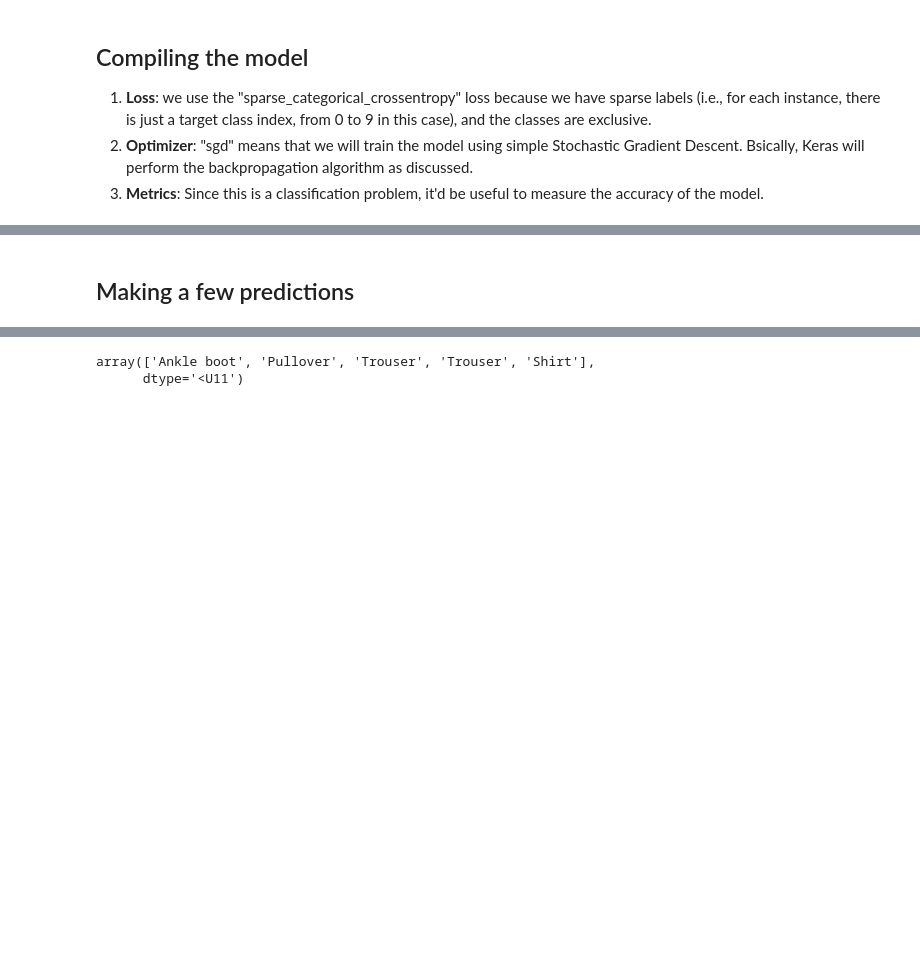
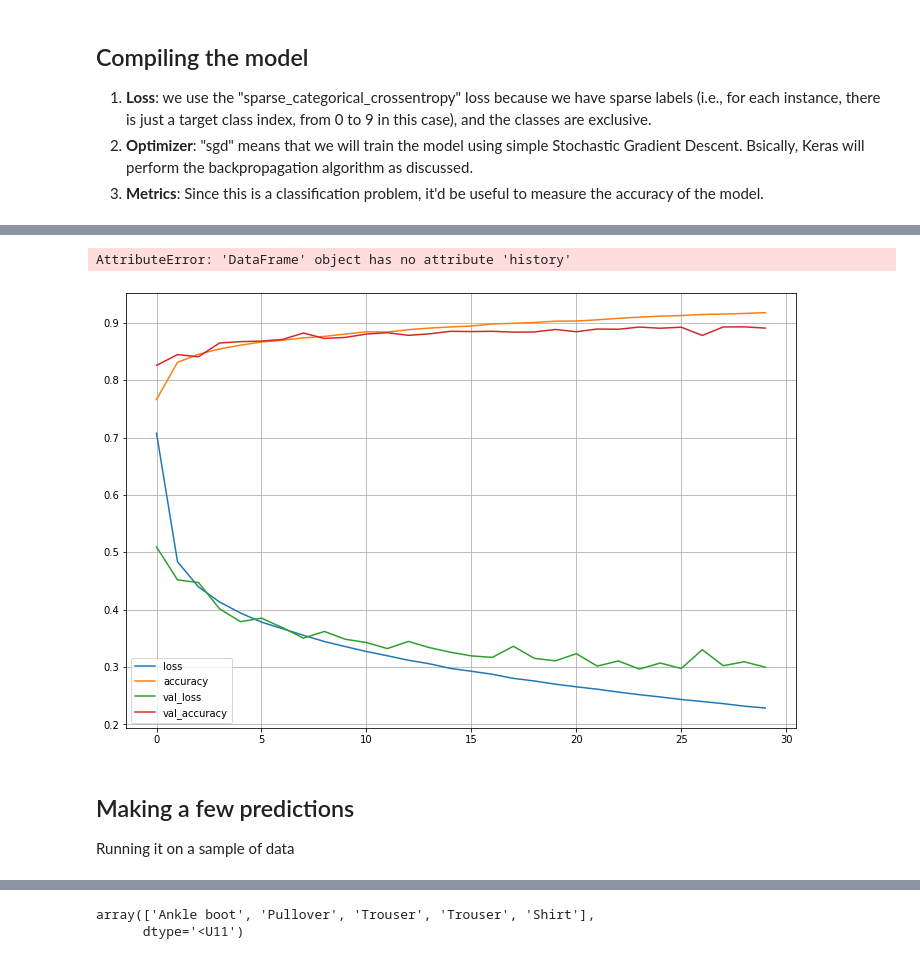
Before and after one commit to dswh/tf-end-to-end-image-classification, a Jupyter notebook: Introduction.ipynb, the cells around one changed output, grey strips where cells are left out. Saved outputs shown, nothing was run; the diff lists cells and outputs as text; code cells hidden in the pictures; blank space fills up the shorter version.

```diff
--- a/Introduction.ipynb
+++ b/Introduction.ipynb
@@ -254,5 +243,16 @@ model.evaluate(X_test, y_test)
+# %%
+history = pd.DataFrame(history.history)
+# %% [output]
+AttributeError: 'DataFrame' object has no attribute 'history'
+# %%
+history.plot(figsize = (12,8))
+
+plt.grid(True)
+# %% [output]
+[figure, added]
 # %% [markdown]
 ## Making a few predictions
+Running it on a sample of data
 # %%
 X_sample = X_test[:5]
 y_proba = model.predict(X_sample)
```
Also changed, not shown: parts of 13 cells of this notebook, 3 other files.
